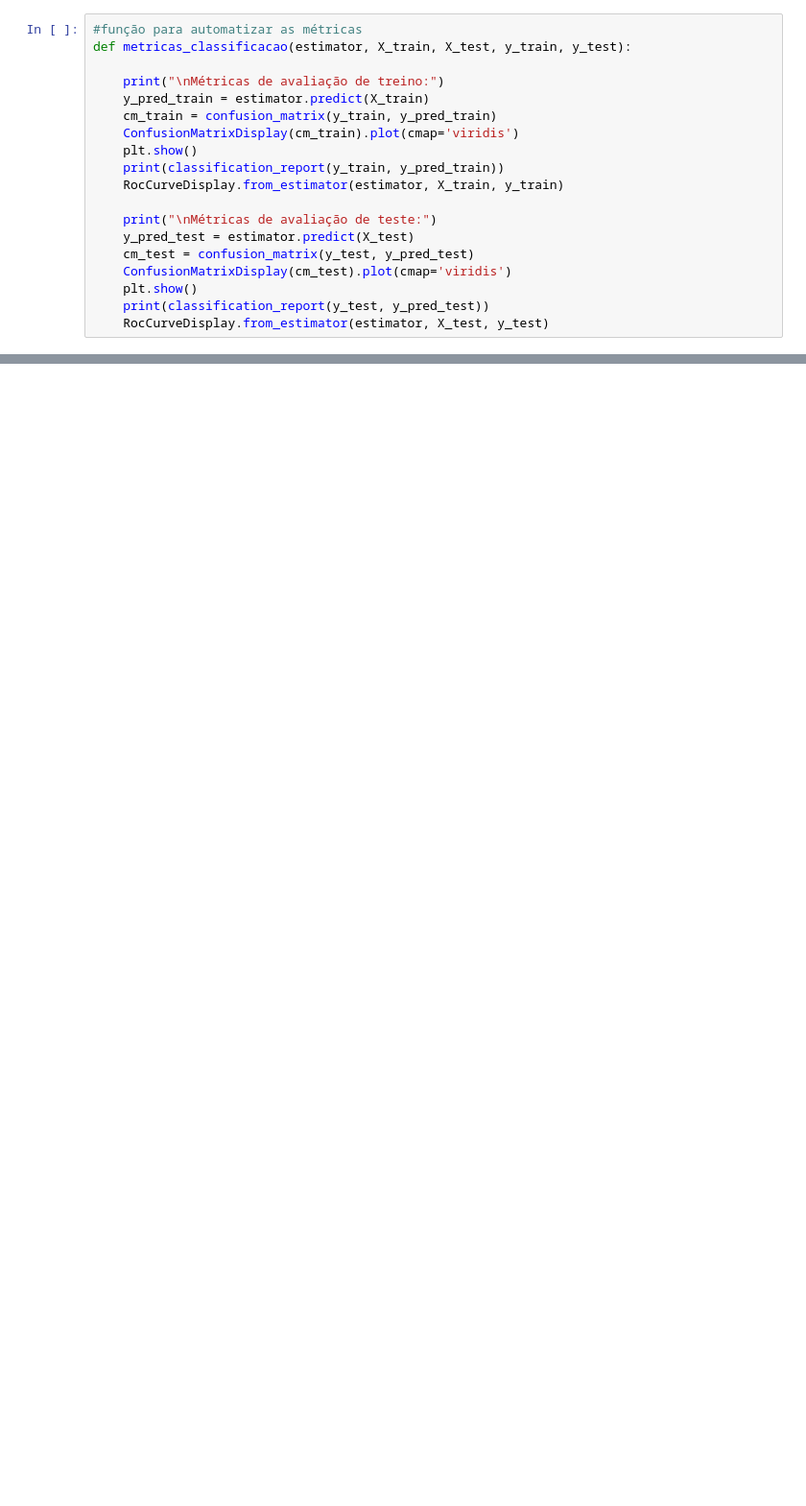
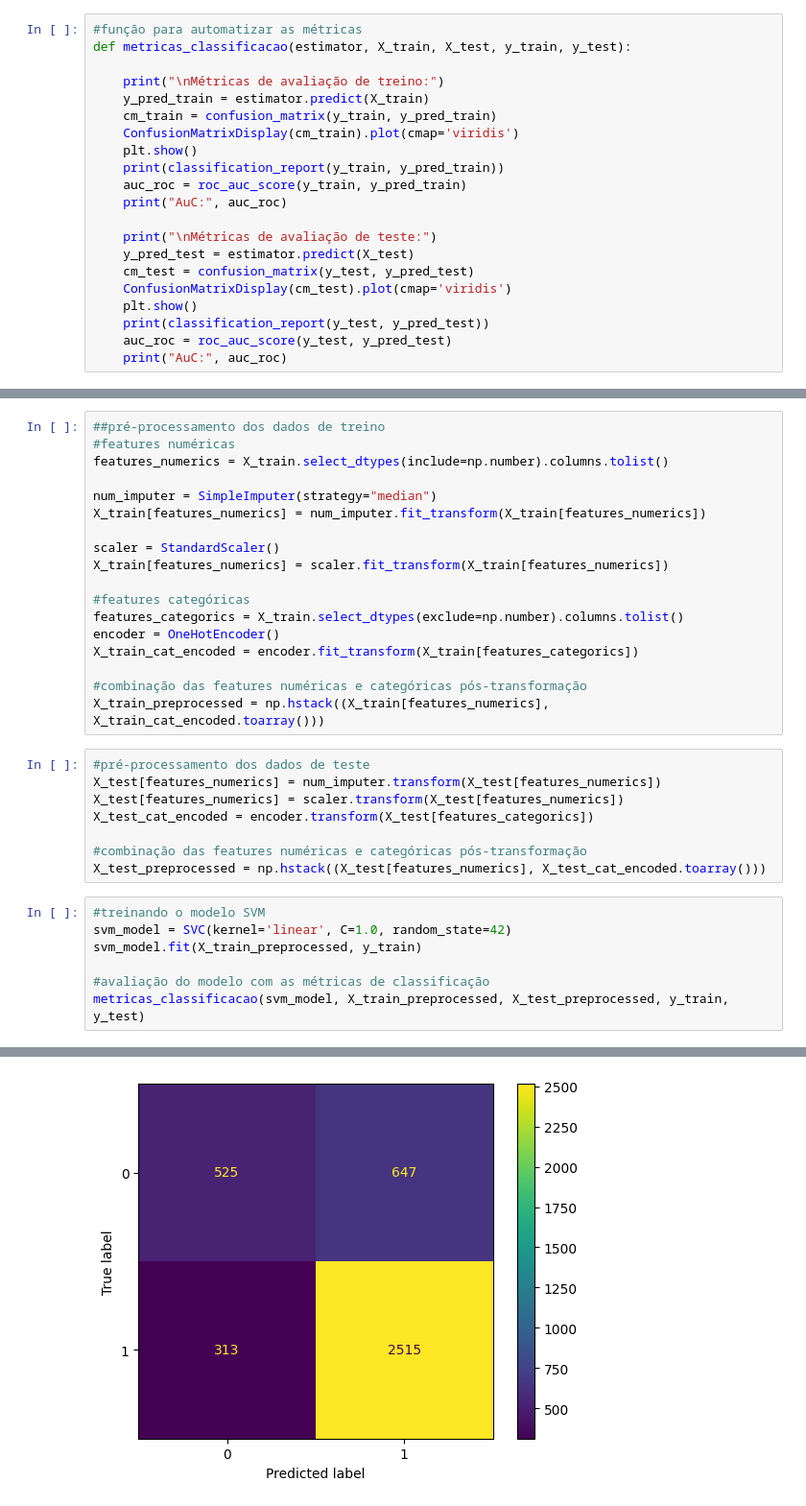
Before and after one commit to paulacapuano/ada_ml_2, a Jupyter notebook: exercicio_1/exercicio_1_vag_treinamento.ipynb, the cells around one changed output, grey strips where cells are left out. Shown at 96% size. Saved outputs shown, nothing was run; the diff lists cells and outputs as text; blank space fills up the shorter version.

```diff
--- a/exercicio_1/exercicio_1_vag_treinamento.ipynb
+++ b/exercicio_1/exercicio_1_vag_treinamento.ipynb
@@ -19,7 +21,8 @@ def metricas_classificacao(estimator, X_train, X_test, y_train, y_test):
     ConfusionMatrixDisplay(cm_train).plot(cmap='viridis')
     plt.show()
     print(classification_report(y_train, y_pred_train))
-    RocCurveDisplay.from_estimator(estimator, X_train, y_train)
+    auc_roc = roc_auc_score(y_train, y_pred_train)
+    print("AuC:", auc_roc)
 
     print("\nMétricas de avaliação de teste:")
     y_pred_test = estimator.predict(X_test)
@@ -27,4 +30,5 @@ def metricas_classificacao(estimator, X_train, X_test, y_train, y_test):
     ConfusionMatrixDisplay(cm_test).plot(cmap='viridis')
     plt.show()
     print(classification_report(y_test, y_pred_test))
-    RocCurveDisplay.from_estimator(estimator, X_test, y_test)
+    auc_roc = roc_auc_score(y_test, y_pred_test)
+    print("AuC:", auc_roc)
@@ -30,0 +50,34 @@ def metricas_classificacao(estimator, X_train, X_test, y_train, y_test):
+# %%
+##pré-processamento dos dados de treino
+#features numéricas
+features_numerics = X_train.select_dtypes(include=np.number).columns.tolist()
+
+num_imputer = SimpleImputer(strategy="median")
+X_train[features_numerics] = num_imputer.fit_transform(X_train[features_numerics])
+
+scaler = StandardScaler()
+X_train[features_numerics] = scaler.fit_transform(X_train[features_numerics])
+
+#features categóricas
+features_categorics = X_train.select_dtypes(exclude=np.number).columns.tolist()
+encoder = OneHotEncoder()
+X_train_cat_encoded = encoder.fit_transform(X_train[features_categorics])
+
+#combinação das features numéricas e categóricas pós-transformação
+X_train_preprocessed = np.hstack((X_train[features_numerics], X_train_cat_encoded.toarray()))
+# %%
+#pré-processamento dos dados de teste
+X_test[features_numerics] = num_imputer.transform(X_test[features_numerics])
+X_test[features_numerics] = scaler.transform(X_test[features_numerics])
+X_test_cat_encoded = encoder.transform(X_test[features_categorics])
+
+#combinação das features numéricas e categóricas pós-transformação
+X_test_preprocessed = np.hstack((X_test[features_numerics], X_test_cat_encoded.toarray()))
+# %%
+#treinando o modelo SVM
+svm_model = SVC(kernel='linear', C=1.0, random_state=42)
+svm_model.fit(X_train_preprocessed, y_train)
+
+#avaliação do modelo com as métricas de classificação
+metricas_classificacao(svm_model, X_train_preprocessed, X_test_preprocessed, y_train, y_test)
+# %% [output]
@@ -30,0 +85 @@ def metricas_classificacao(estimator, X_train, X_test, y_train, y_test):
+[figure, added]
```
Also changed, not shown: parts of 14 cells of this notebook, 3 other files.
